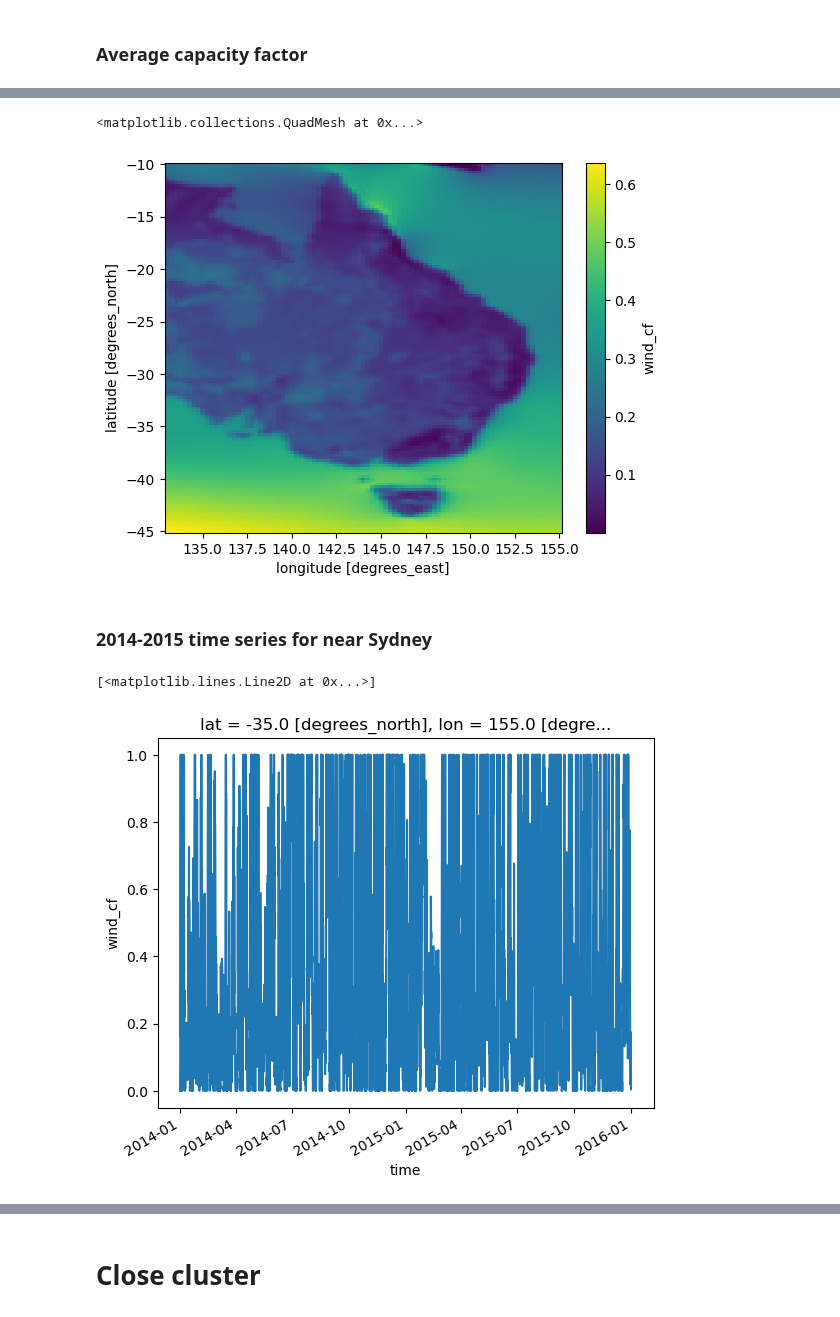
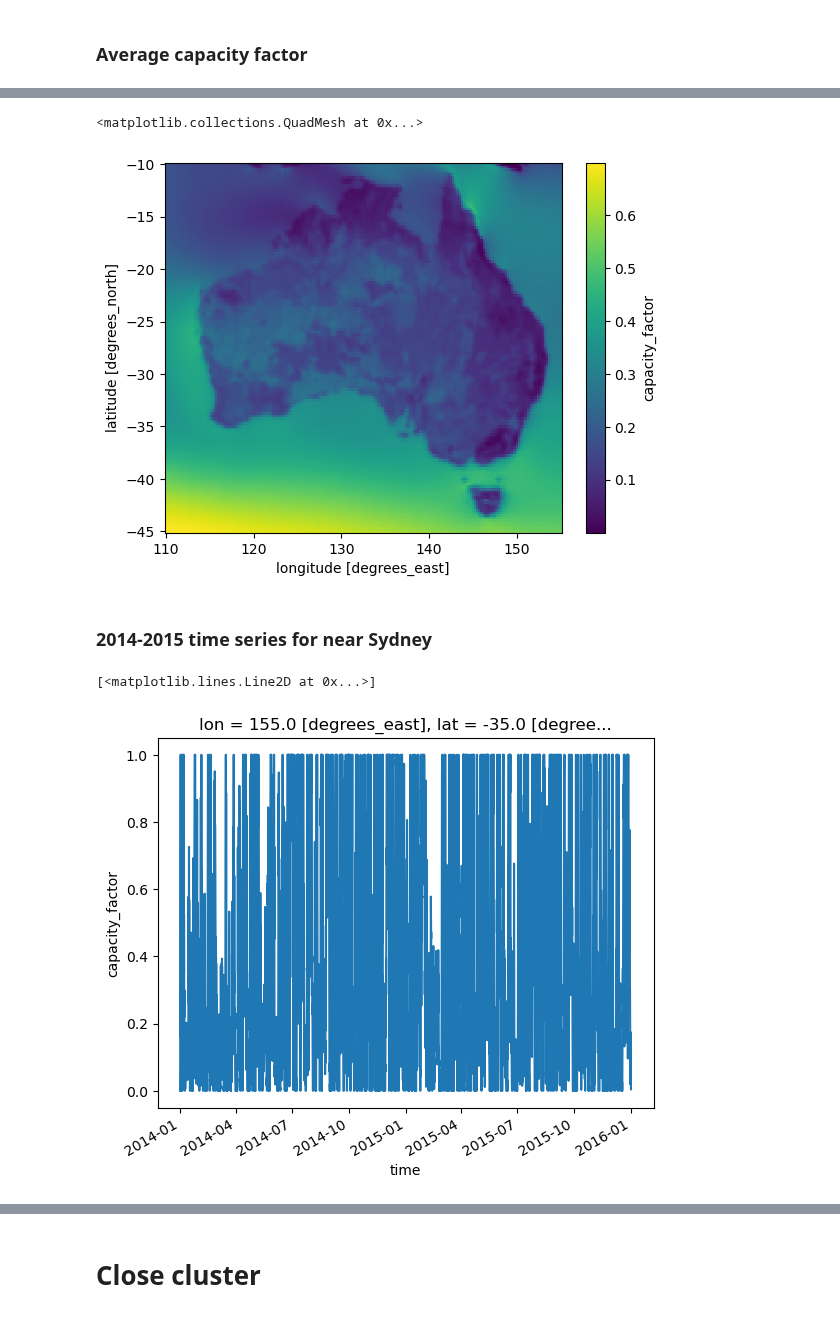
Before and after one commit to dougrichardson/power_models, a Jupyter notebook: 2_hourly_capacity_factor.ipynb, the cells around one changed output, grey strips where cells are left out. Drawn from its saved outputs; the diff is of its cells as text; code cells hidden in the pictures.

Commit message:
Mean cf plot

```diff
--- a/2_hourly_capacity_factor.ipynb
+++ b/2_hourly_capacity_factor.ipynb
@@ -129,7 +129,7 @@ for year in years:
 # %% [markdown]
 ### Average capacity factor
 # %%
-vdw_cf = xr.open_zarr(
-    write_path + "wind_capacity_factor_van_der_Wiel_era5_hourly_1940-2023_Aus.zarr",
-    consolidated=True
+vdw_cf = xr.open_mfdataset(
+    write_path + "/*.nc",
+    chunks={"time": 365*5}
 )
@@ -136,15 +168,15 @@ vdw_cf = xr.open_zarr(
 # %%
-vdw_cf["wind_cf"].mean("time").plot()
+vdw_cf["capacity_factor"].mean("time").plot()
 # %% [output]
 <matplotlib.collections.QuadMesh at 0x...>
-[figure, old version]
+[figure, new version]
 # %% [markdown]
 ### 2014-2015 time series for near Sydney
 # %%
-vdw_cf["wind_cf"].sel(lat=-35, lon=155, time=slice("2014", "2015")).plot()
+vdw_cf["capacity_factor"].sel(lat=-35, lon=155, time=slice("2014", "2015")).plot()
 # %% [output]
 [<matplotlib.lines.Line2D at 0x...>]
-[figure, old version]
+[figure, new version]
 # %%
 x = xr.DataArray(np.linspace(0, 35, 100))
 p = capacity_factor_vdW(x)
```
Also changed, not shown: parts of 4 cells of this notebook.
